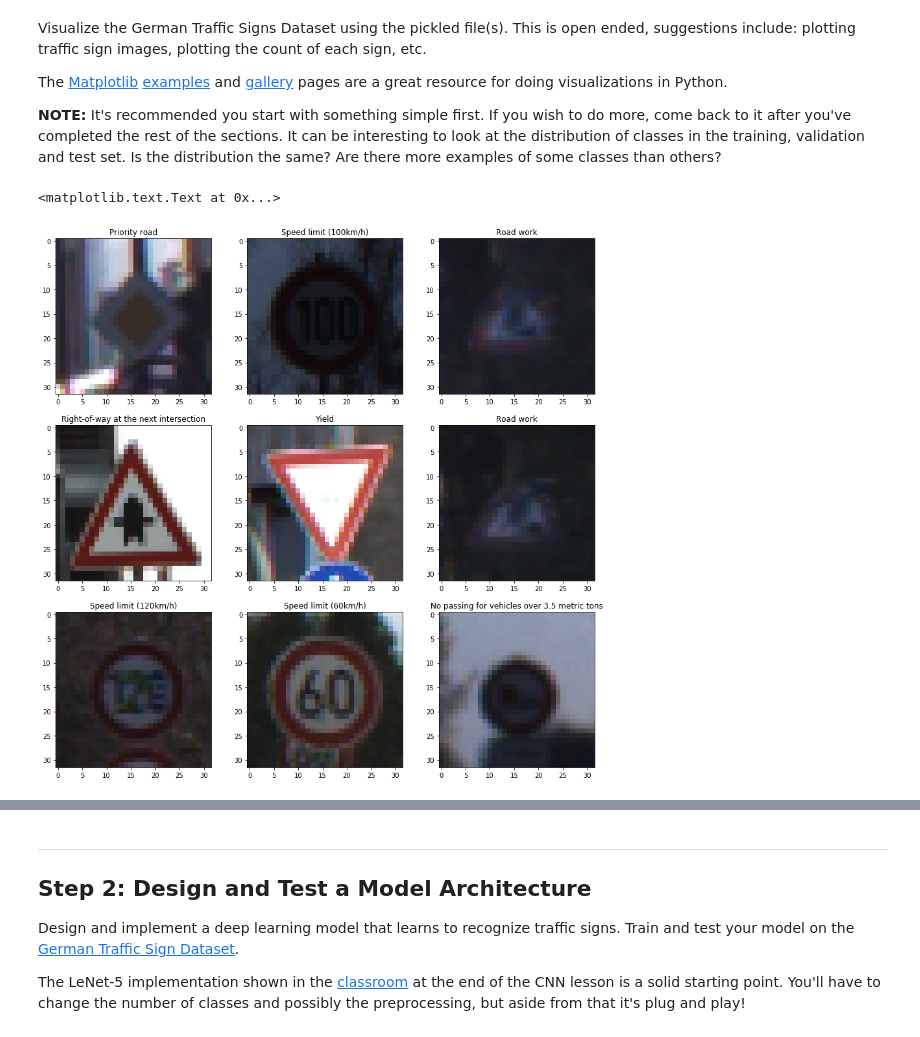
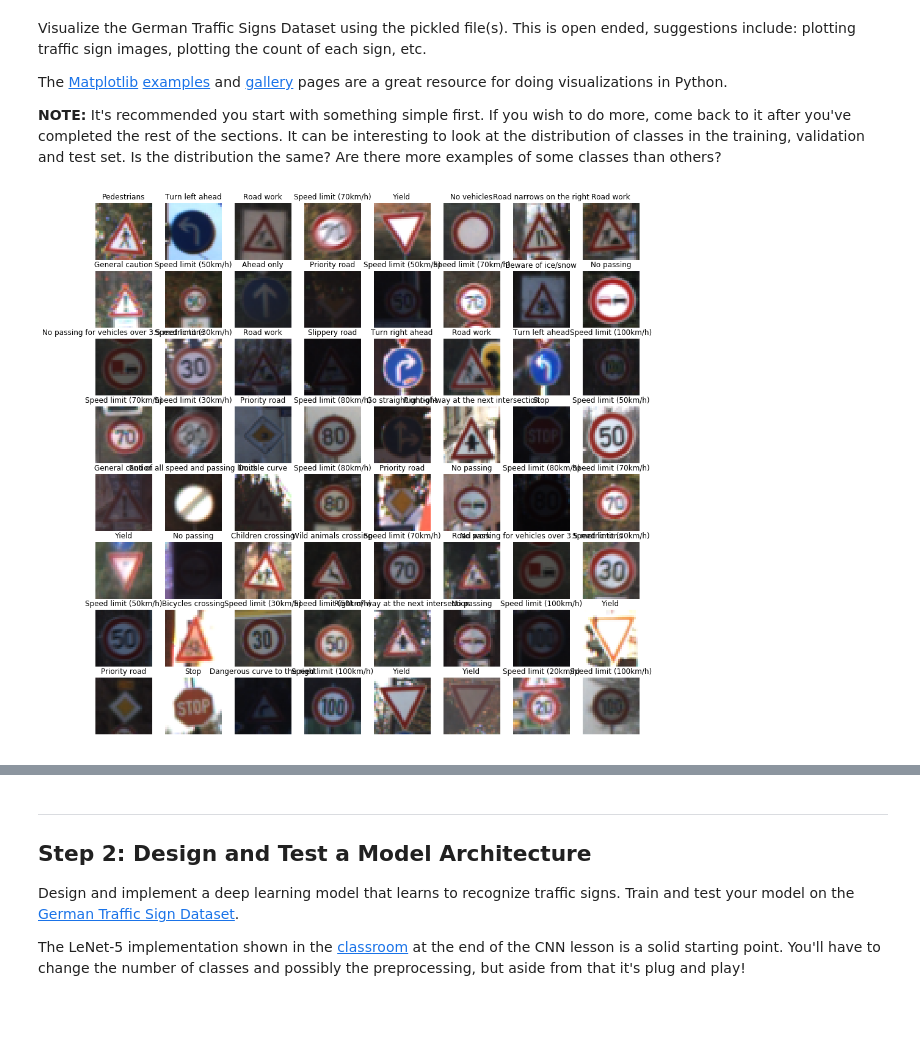
Before and after one commit to ebbaabbe/CarND-Traffic-Sign-Classifier-Project, a Jupyter notebook: Traffic_Sign_Classifier.ipynb, the cells around one changed output, grey strips where cells are left out. Saved outputs shown, nothing was run; the diff lists cells and outputs as text; code cells hidden in the pictures.

```diff
--- a/Traffic_Sign_Classifier.ipynb
+++ b/Traffic_Sign_Classifier.ipynb
@@ -95,60 +94,22 @@ The [Matplotlib](http://matplotlib.org/) [examples](http://matplotlib.org/exampl
 # %%
 ### Data exploration visualization code goes here.
 ### Feel free to use as many code cells as needed.
 import matplotlib.pyplot as plt
 import pandas as pd
 # Visualizations will be shown in the notebook.
 %matplotlib inline
 
 #Read the class names to map to labels
 sign_labels=pd.read_csv('signnames.csv',delimiter=',')
 
 #plot some of the random images
-fig=plt.figure(figsize=(15,15))
-plt.subplot(331)
-idx=10
-plt.imshow(X_test[idx])
-plt.title(sign_labels["SignName"][y_test[idx]])
+fig=plt.figure(figsize=(16,16))
 
-plt.subplot(332)
-idx=40
-plt.imshow(X_test[idx])
-plt.title(sign_labels["SignName"][y_test[idx]])
-
-plt.subplot(333)
-idx=50
-plt.imshow(X_test[idx])
-plt.title(sign_labels["SignName"][y_test[idx]])
-
-plt.subplot(334)
-idx=70
-plt.imshow(X_test[idx])
-plt.title(sign_labels["SignName"][y_test[idx]])
-
-plt.subplot(335)
-idx=120
-plt.imshow(X_test[idx])
-plt.title(sign_labels["SignName"][y_test[idx]])
-
-plt.subplot(336)
-idx=145
-plt.imshow(X_test[idx])
-plt.title(sign_labels["SignName"][y_test[idx]])
-
-plt.subplot(337)
-idx=320
-plt.imshow(X_test[idx])
-plt.title(sign_labels["SignName"][y_test[idx]])
-
-plt.subplot(338)
-idx=420
-plt.imshow(X_test[idx])
-plt.title(sign_labels["SignName"][y_test[idx]])
-
-plt.subplot(339)
-idx=1034
-plt.imshow(X_test[idx])
-plt.title(sign_labels["SignName"][y_test[idx]])
+for i in range(0,64):
+    ax = fig.add_subplot(8,8,i+1)
+    idx = np.random.randint(len(X_train));
+    plt.imshow(X_train[idx]);
+    plt.axis('off')
+    plt.title(sign_labels["SignName"][y_train[idx]]);
 # %% [output]
-<matplotlib.text.Text at 0x...>
-[figure, old version]
+[figure, new version]
```
Also changed, not shown: parts of 16 cells of this notebook.
